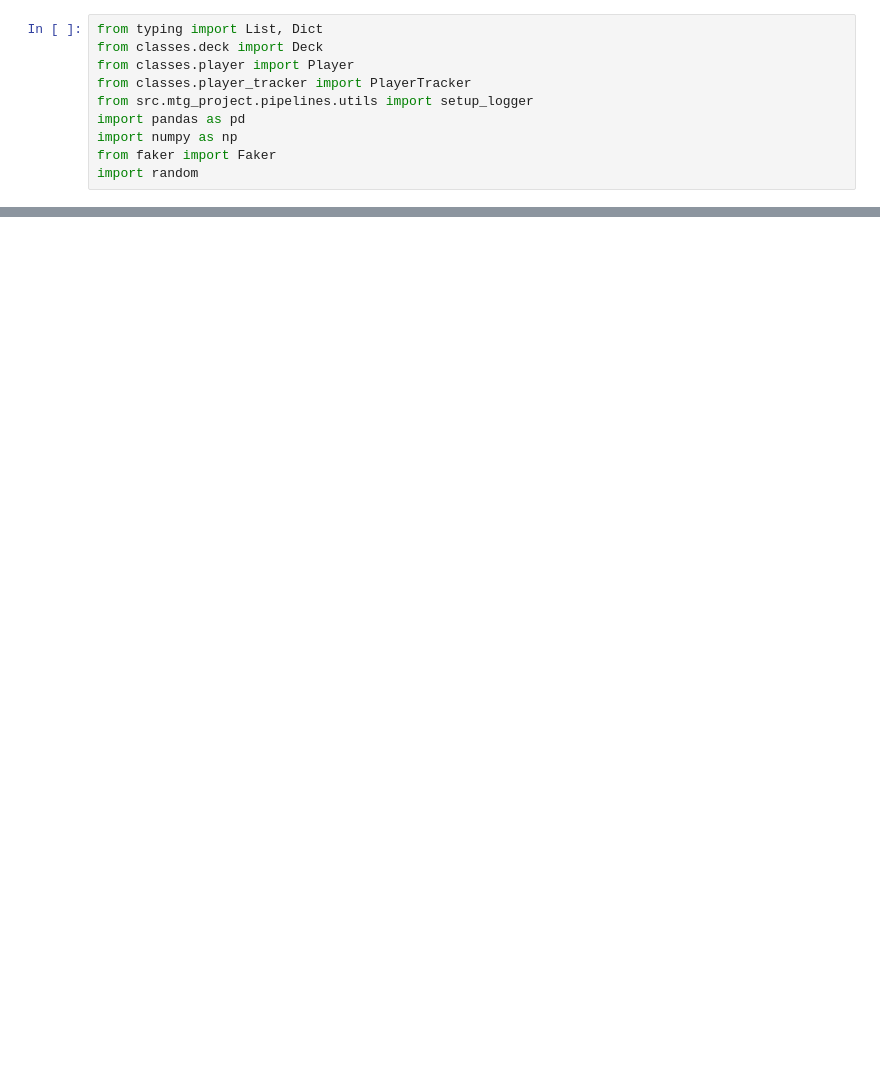
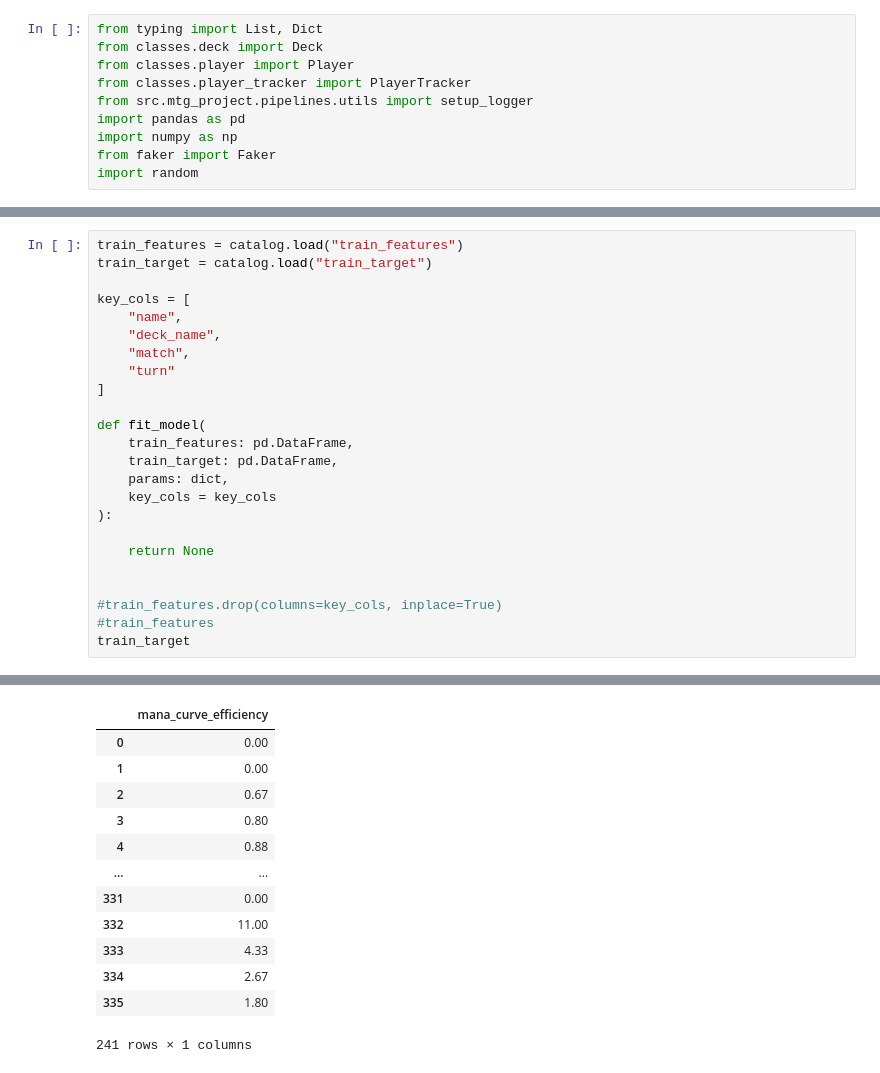
Before and after one commit to gmferratti/MTG_Project, a Jupyter notebook: notebooks/gmferratti/pipeline/encapsulating_sim_feat_eng.ipynb, the cells around one changed output, grey strips where cells are left out. Saved outputs shown, nothing was run; the diff lists cells and outputs as text; blank space fills up the shorter version.

```diff
--- a/notebooks/gmferratti/pipeline/encapsulating_sim_feat_eng.ipynb
+++ b/notebooks/gmferratti/pipeline/encapsulating_sim_feat_eng.ipynb
@@ -588,0 +591,25 @@ Jogadores selecionados para o conjunto de teste: ['Steven Schwartz']
+# %%
+train_features = catalog.load("train_features")
+train_target = catalog.load("train_target")
+
+key_cols = [
+    "name",
+    "deck_name",
+    "match",
+    "turn"
+]
+
+def fit_model(
+    train_features: pd.DataFrame,
+    train_target: pd.DataFrame,
+    params: dict,
+    key_cols = key_cols
+):
+
+    return None
+
+
+#train_features.drop(columns=key_cols, inplace=True)
+#train_features
+train_target
+# %% [output]
@@ -588,0 +619,13 @@ Jogadores selecionados para o conjunto de teste: ['Steven Schwartz']
+|  | mana_curve_efficiency |
+| 0 | 0.00 |
+| 1 | 0.00 |
+| 2 | 0.67 |
+| 3 | 0.80 |
+| 4 | 0.88 |
+| ... | ... |
+| 331 | 0.00 |
+| 332 | 11.00 |
+| 333 | 4.33 |
+| 334 | 2.67 |
+| 335 | 1.80 |
+241 rows × 1 columns
```
Also changed, not shown: parts of 12 cells of this notebook, 16 other files.
